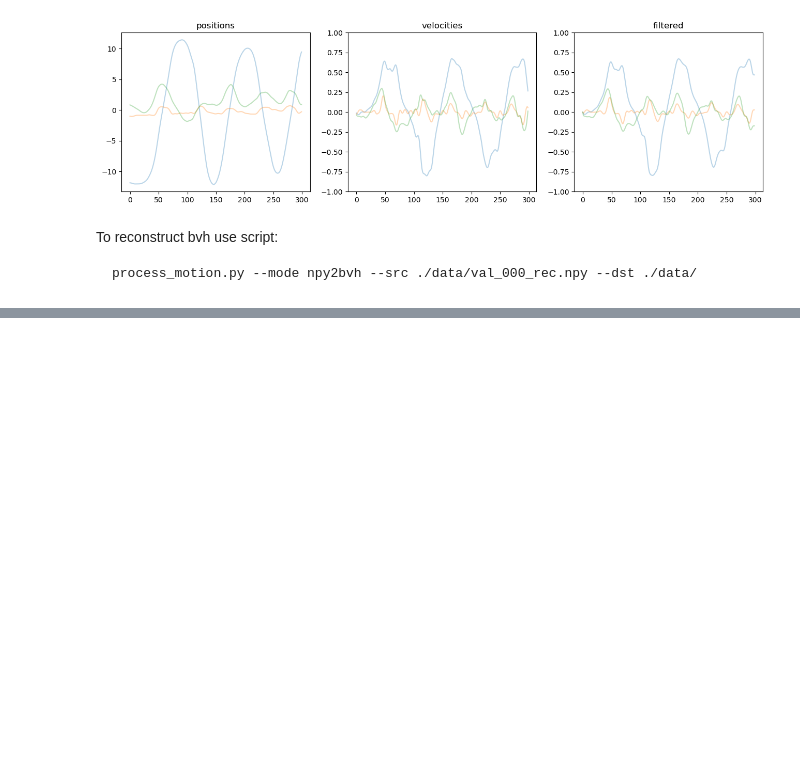
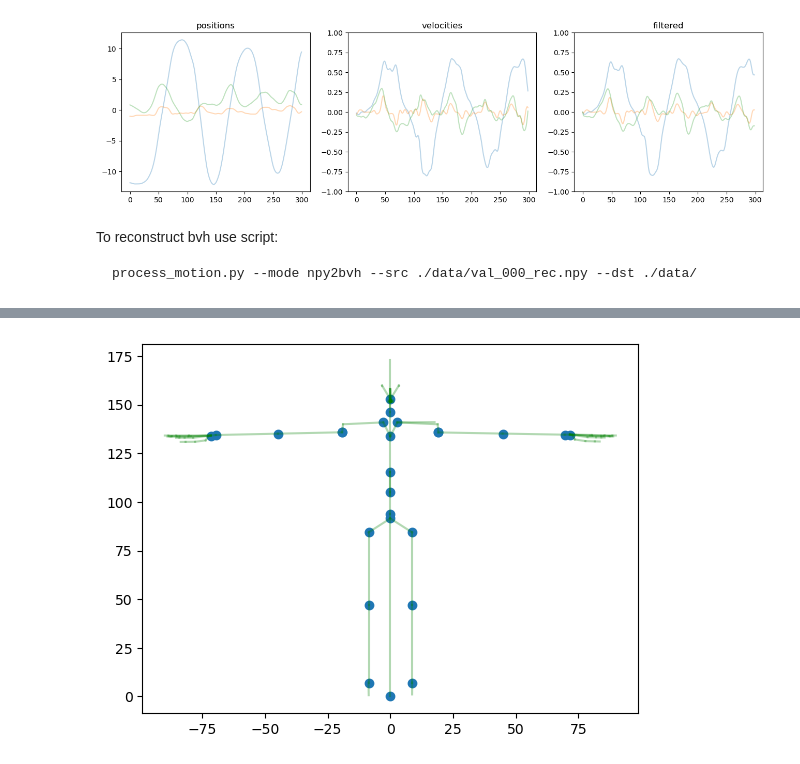
Before and after one commit to FineMotion/GENEA_2023, a Jupyter notebook: PAE.ipynb, the cells around one changed output, grey strips where cells are left out. Saved outputs shown, nothing was run; the diff lists cells and outputs as text; code cells hidden in the pictures; blank space fills up the shorter version.

```diff
--- a/PAE.ipynb
+++ b/PAE.ipynb
@@ -242,0 +248,38 @@ process_motion.py --mode npy2bvh --src ./data/val_000_rec.npy --dst ./data/
+# %%
+from pymo.parsers import BVHParser
+
+bvh_parser = BVHParser()
+sample = bvh_parser.parse('./data/val_2023_v0_000_main-agent.bvh')
+# %%
+filtering_joints = ["body_world", "b_root", "b_spine0", "b_spine1", "b_spine2", "b_spine3", "b_neck0", "b_head", "b_r_shoulder",
+                "b_r_arm", "b_r_arm_twist",
+                "b_r_forearm", "b_r_wrist_twist",
+                "b_r_wrist", "b_l_shoulder",
+                "b_l_arm", "b_l_arm_twist",
+                "b_l_forearm", "b_l_wrist_twist",
+                "b_l_wrist", "b_r_upleg", "b_r_leg",
+                "b_r_foot", "b_l_upleg", "b_l_leg", "b_l_foot"]
+# %%
+offsets = {}
+edges = []
+for joint in sample.traverse():
+    parent = sample.skeleton[joint]['parent']
+    offset = np.array(sample.skeleton[joint]['offsets'])
+    if parent is not None:
+        offset += offsets[parent]
+        edges.append((joint, parent))
+    offsets[joint] = offset
+# %%
+points = []
+for joint in filtering_joints:
+    points.append(offsets[joint])
+points = np.array(points)
+# %%
+plt.scatter(points[:, 0], points[:, 1])
+for edge in edges:
+    # if edge[0] in filtering_joints:
+    start = offsets[edge[0]]
+    end = offsets[edge[1]]
+    plt.plot([start[0], end[0]], [start[1], end[1]], color='green', alpha=0.3)
+# %% [output]
+[figure, added]
```
Also changed, not shown: parts of 5 cells of this notebook, 1 other file.
